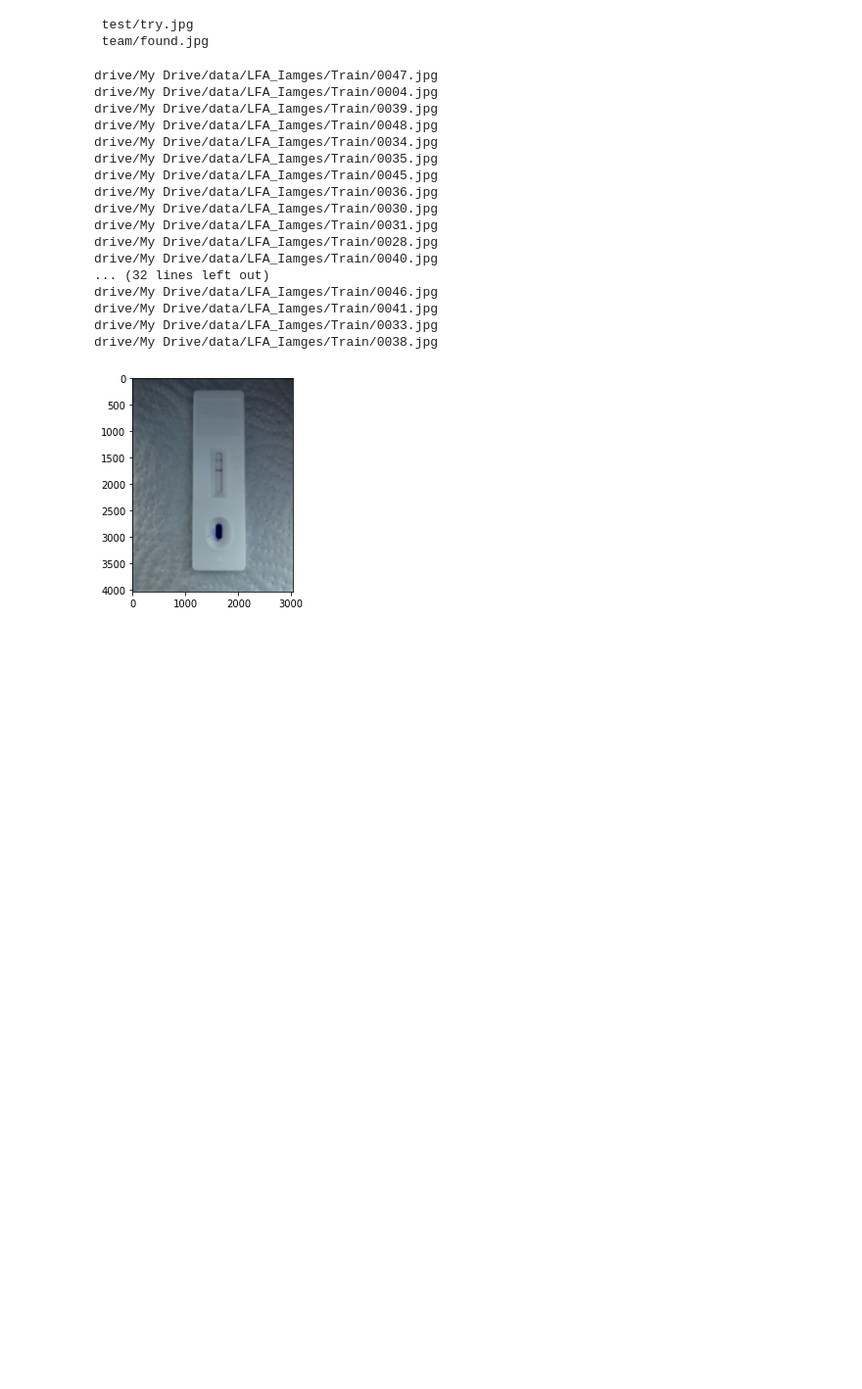
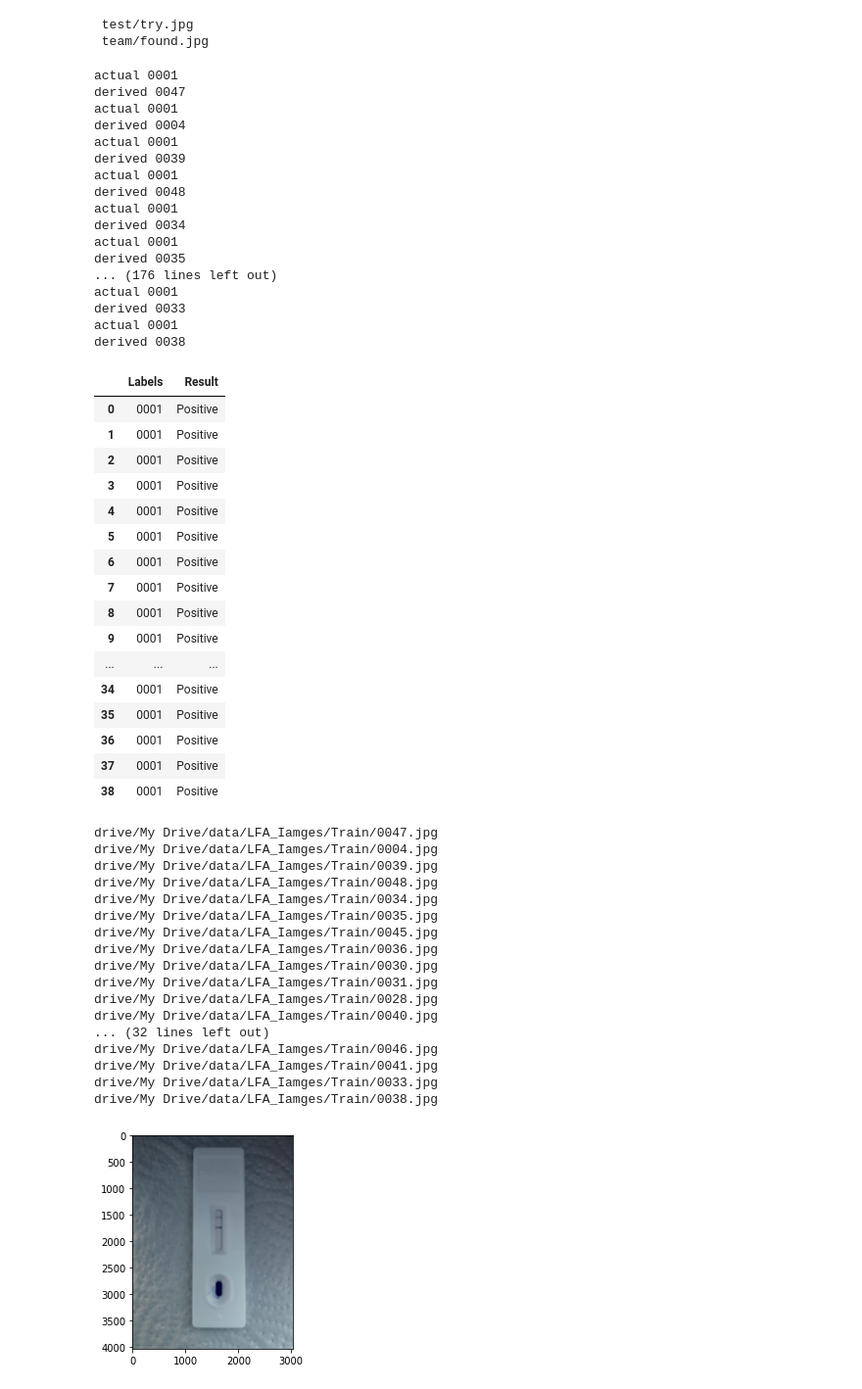
Before and after one commit to VeereshShringari/myKagglecode, a Jupyter notebook: resnet5_keras_baseline_COVID_LFLImages_21May.ipynb, the cells around one changed output. Shown at 98% size. Drawn from its saved outputs; the diff is of its cells as text; code cells hidden in the pictures; blank space fills up the shorter version.

Commit message:
Working on the path Library and finding the right assignment

```diff
--- a/resnet5_keras_baseline_COVID_LFLImages_21May.ipynb
+++ b/resnet5_keras_baseline_COVID_LFLImages_21May.ipynb
@@ -103,5 +96,6 @@ df_labels = df_labels.iloc[1:]
 df_labels['Assay_no.']=df_labels['Assay_no.'].astype(str).astype(int)
 df_labels['Assay_no.'].dtypes
 df_labels['Assay_no.'] = df_labels['Assay_no.'].apply(lambda x: '{0:0>4}'.format(x))
-df_labels['Assay_no.'].head(11)
+df_labels=df_labels.rename({'Assay_no.':'Labels'}, axis='columns')
+df_labels.head(3)
 # %% [output]
@@ -130,6 +116,80 @@ convert_jpeg(My_list)
 # %% [output]
  test/try.jpg
  team/found.jpg
+# %%
+import IPython.display as display
+from PIL import Image
+import pathlib
+from os import path
+
+
+data_dir = pathlib.Path(".")
+
+images = list(data_dir.glob('drive/My Drive/data/LFA_Iamges/Train/*.jpg'))
+
+
+test=[]
+
+i=0
+for image_path in images:
+    image_name= path.basename(image_path).split('.')[0]
+    image_name = str(image_name)
+    i+=1
+    print('actual',df_labels.Labels[k])
+    print('derived',image_name)
+    for  k in range(len(df_labels)) :
+        k=+1
+        if ( image_name == df_labels.Labels[k]):
+            print('actual',df_labels.Labels[k])
+            print('derived',image_name)
+            test.append(
+                {
+                    'Labels': image_name,
+                    'Result': df_labels.Result[k]
+
+                }
+              )
+   #print(df_labels.Result[i])
+
+test=pd.DataFrame(test)
+test.head(39)
+#file_sep
+# if (df.Assay_no == image_path)
+# %% [output]
+actual 0001
+derived 0047
+actual 0001
+derived 0004
+actual 0001
+derived 0039
+actual 0001
+derived 0048
+actual 0001
+derived 0034
+actual 0001
+derived 0035
+... (176 lines left out)
+actual 0001
+derived 0033
+actual 0001
+derived 0038
+|  | Labels | Result |
+| 0 | 0001 | Positive |
+| 1 | 0001 | Positive |
+| 2 | 0001 | Positive |
+| 3 | 0001 | Positive |
+| 4 | 0001 | Positive |
+| 5 | 0001 | Positive |
+| 6 | 0001 | Positive |
+| 7 | 0001 | Positive |
+| 8 | 0001 | Positive |
+| 9 | 0001 | Positive |
+| ... | ... | ... |
+| 34 | 0001 | Positive |
+| 35 | 0001 | Positive |
+| 36 | 0001 | Positive |
+| 37 | 0001 | Positive |
+| 38 | 0001 | Positive |
 # %%
 import IPython.display as display
 from PIL import Image
```
Also changed, not shown: parts of 5 cells of this notebook.
